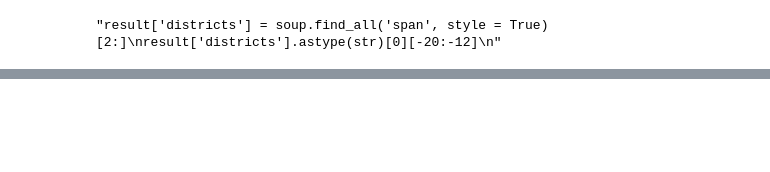
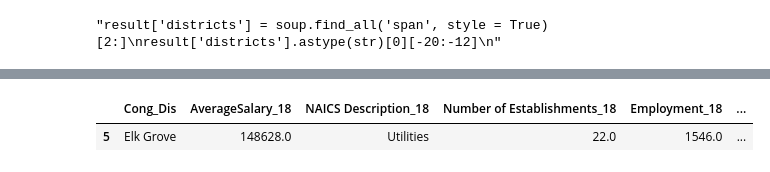
Before and after one commit to pj-data/County, a Jupyter notebook: CountyAverage.ipynb, the cells around one changed output, grey strips where cells are left out. Cells and saved outputs as stored; diff of their text form; code cells hidden in the pictures; blank space fills up the shorter version.

```diff
--- a/CountyAverage.ipynb
+++ b/CountyAverage.ipynb
@@ -316,0 +344,7 @@ result.loc[result['NAICS Description_18'] != result['NAICS Description_21']]
+# %%
+result.loc[(result['Cong_Dis'] == 'Elk Grove')].AverageSalary_18.max()
+(result.loc[(result['Cong_Dis'] == 'Elk Grove') & (result.AverageSalary_18 == result.loc[(result['Cong_Dis'] == 'Elk Grove')]
+                                                   .AverageSalary_18.max())])
+# %% [output]
+|  | Cong_Dis | AverageSalary_18 | NAICS Description_18 | Number of Establishments_18 | Employment_18 | ... |
+| 5 | Elk Grove | 148628.0 | Utilities | 22.0 | 1546.0 | ... |
```
Also changed, not shown: parts of 20 cells of this notebook.
